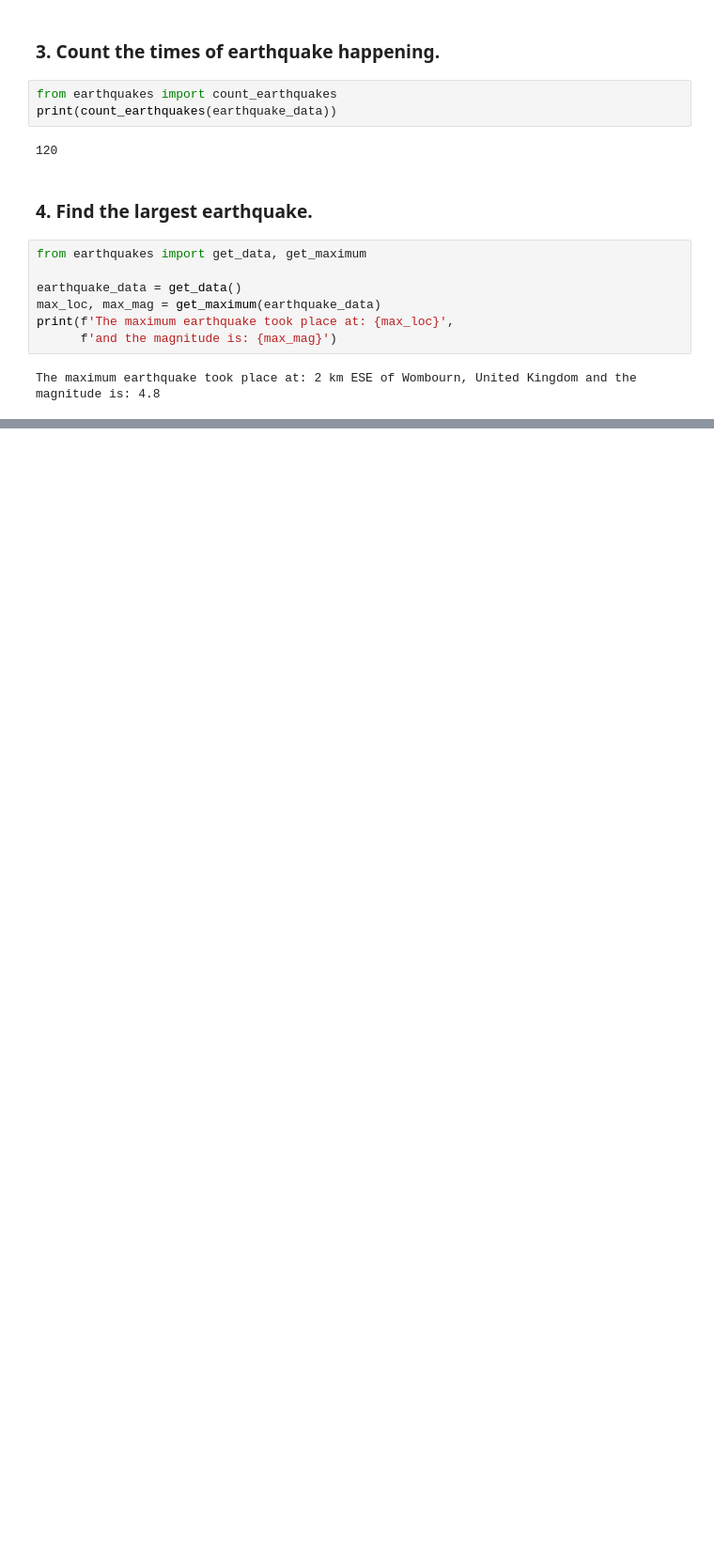
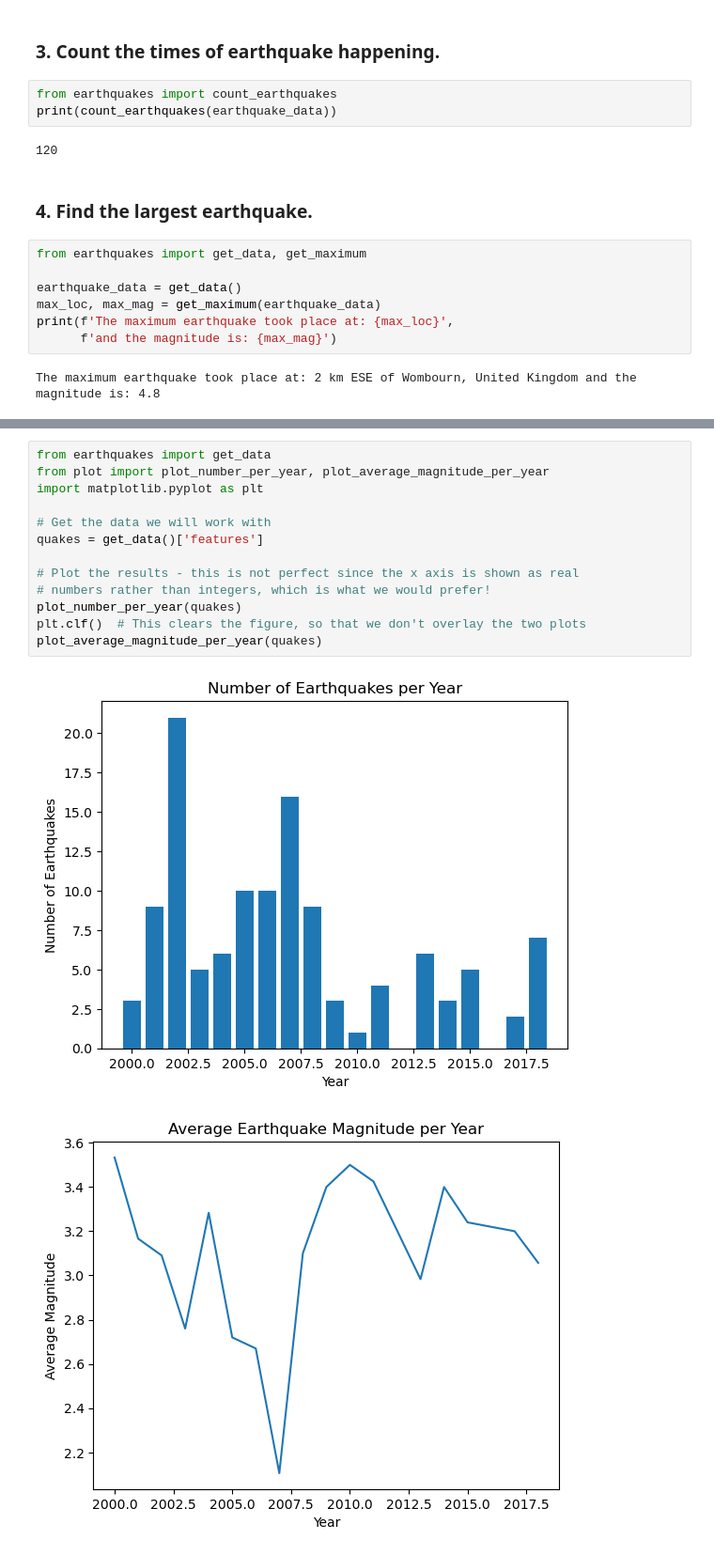
Before and after one commit to vfdv52/friend-group, a Jupyter notebook: earthquakes/data_ana.ipynb, the cells around one changed output, grey strips where cells are left out. Shown: that part at 94% size. Cells and saved outputs as stored; diff of their text form; blank space fills up the shorter version.

```diff
--- a/earthquakes/data_ana.ipynb
+++ b/earthquakes/data_ana.ipynb
@@ -56,0 +59,16 @@ The maximum earthquake took place at: 2 km ESE of Wombourn, United Kingdom and t
+# %%
+from earthquakes import get_data
+from plot import plot_number_per_year, plot_average_magnitude_per_year
+import matplotlib.pyplot as plt
+
+# Get the data we will work with
+quakes = get_data()['features']
+
+# Plot the results - this is not perfect since the x axis is shown as real
+# numbers rather than integers, which is what we would prefer!
+plot_number_per_year(quakes)
+plt.clf()  # This clears the figure, so that we don't overlay the two plots
+plot_average_magnitude_per_year(quakes)
+# %% [output]
+[figure, added]
+[figure, added]
```
Also changed, not shown: parts of 1 cell of this notebook, 1 other file.
